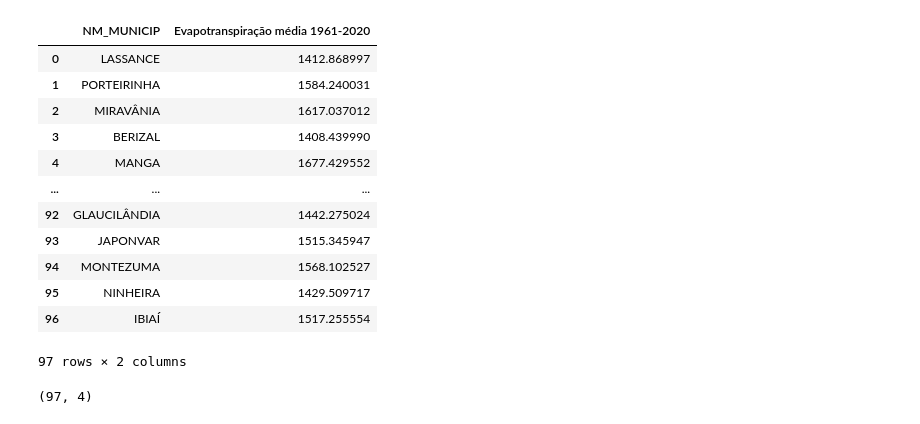
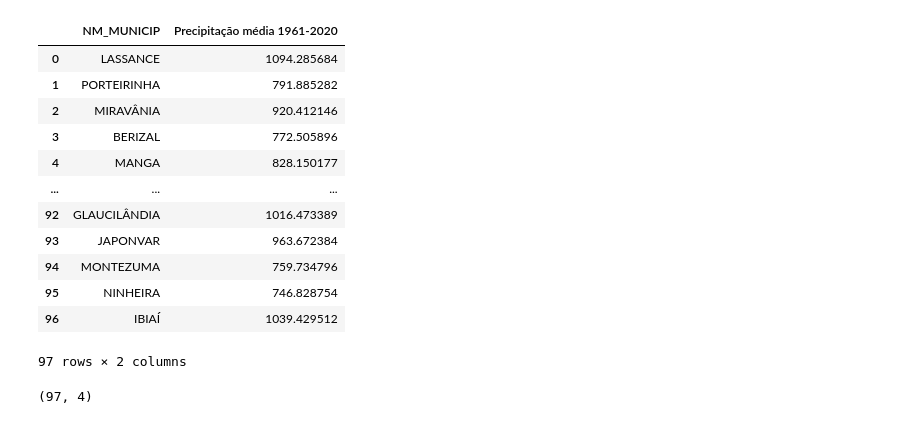
Before and after one commit to JVSREco19/ClusteringAndPlot, a Jupyter notebook: Clustering_SPEI_2019.ipynb, the cells around one changed output. Cells and saved outputs as stored; diff of their text form; code cells hidden in the pictures.

```diff
--- a/Clustering_SPEI_2019.ipynb
+++ b/Clustering_SPEI_2019.ipynb
@@ -11,31 +11,31 @@ sns.set()
 # %%
 df = pd.read_csv("NMG_spei_prec_evapomédia.csv",sep=';')
 
 df['Evapotranspiração média 1961-2020'] =  df['Evapotranspiração média 1961-2020'].str.replace(',', '.').astype(float)
 df['Precipitação média 1961-2020'] = df['Precipitação média 1961-2020'].str.replace(',', '.').astype(float)
 df['spei média 1961-2020'] = df['spei média 1961-2020'].str.replace(',', '.').astype(float)
 old_df = pd.read_csv("spei2019.csv",sep=';')
 df.head()
 # Criação dos três DataFrames
 df_evapotranspiracao = df[['NM_MUNICIP', 'Evapotranspiração média 1961-2020']]
 df_precipitacao = df[['NM_MUNICIP', 'Precipitação média 1961-2020']]
 df_spei = df[['NM_MUNICIP', 'spei média 1961-2020']]
-chosendf = df_evapotranspiracao
+chosendf = df_precipitacao
 chosencolumn = chosendf.columns[1]
 chosendf
 # %% [output]
-|  | NM_MUNICIP | Evapotranspiração média 1961-2020 |
-| 0 | LASSANCE | 1412.868997 |
-| 1 | PORTEIRINHA | 1584.240031 |
-| 2 | MIRAVÂNIA | 1617.037012 |
-| 3 | BERIZAL | 1408.439990 |
-| 4 | MANGA | 1677.429552 |
+|  | NM_MUNICIP | Precipitação média 1961-2020 |
+| 0 | LASSANCE | 1094.285684 |
+| 1 | PORTEIRINHA | 791.885282 |
+| 2 | MIRAVÂNIA | 920.412146 |
+| 3 | BERIZAL | 772.505896 |
+| 4 | MANGA | 828.150177 |
 | ... | ... | ... |
-| 92 | GLAUCILÂNDIA | 1442.275024 |
-| 93 | JAPONVAR | 1515.345947 |
-| 94 | MONTEZUMA | 1568.102527 |
-| 95 | NINHEIRA | 1429.509717 |
-| 96 | IBIAÍ | 1517.255554 |
+| 92 | GLAUCILÂNDIA | 1016.473389 |
+| 93 | JAPONVAR | 963.672384 |
+| 94 | MONTEZUMA | 759.734796 |
+| 95 | NINHEIRA | 746.828754 |
+| 96 | IBIAÍ | 1039.429512 |
 97 rows × 2 columns
 # %%
 df.shape # numero de linhas e colunas
```
Also changed, not shown: parts of 10 cells of this notebook.
